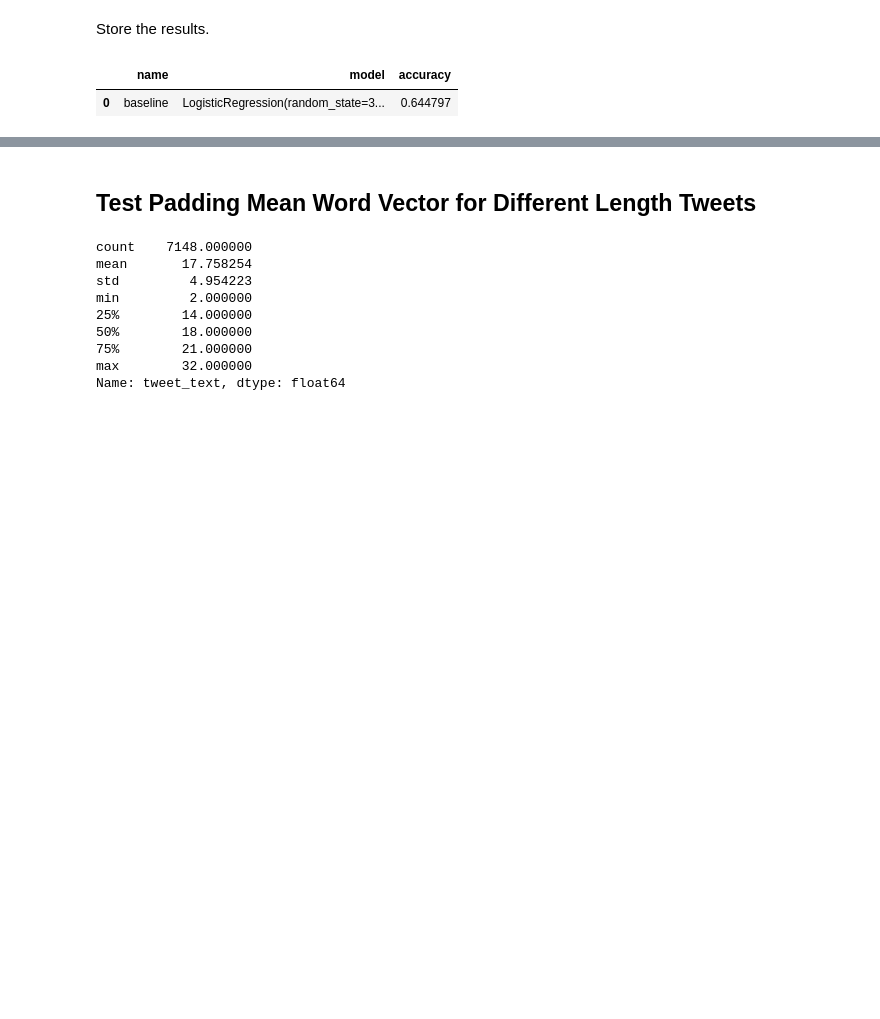
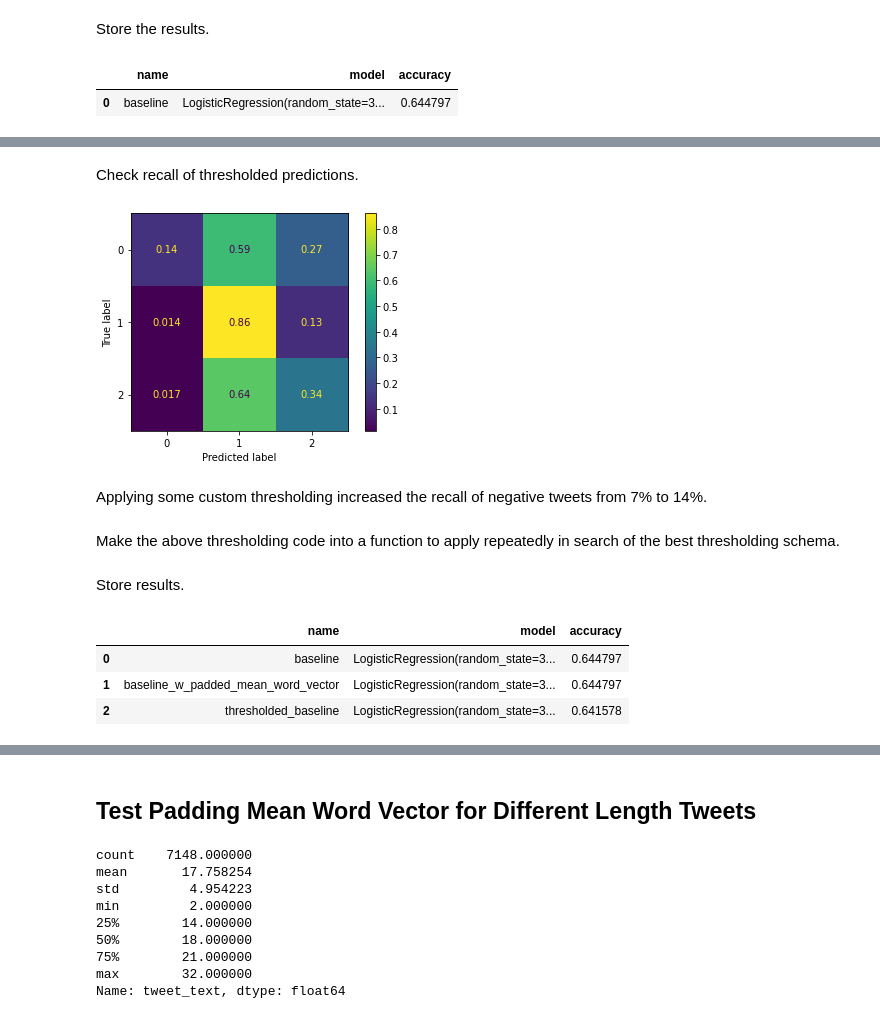
Before and after one commit to ran0027/twitter-sentiment-analysis, a Jupyter notebook: notebook.ipynb, the cells around one changed output, grey strips where cells are left out. Drawn from its saved outputs; the diff is of its cells as text; code cells hidden in the pictures; blank space fills up the shorter version.

```diff
--- a/notebook.ipynb
+++ b/notebook.ipynb
@@ -277,0 +355,33 @@ pd.DataFrame(model_eval)
+# %%
+import random
+
+thresholded_preds = []
+
+for probs in baseline.predict_proba(scaled_X_train[test_split]):
+    if probs[0] >= 0.3:
+        if (probs[1] <= 0.5) and (probs[2] <= 0.5):
+            thresholded_preds.append(0)
+        elif probs[1] > 0.5:
+            thresholded_preds.append(1)
+        else:
+            thresholded_preds.append(2)
+    else:
+        if probs[1] > probs[2]:
+            thresholded_preds.append(1)
+        elif probs[1] < probs[2]:
+            thresholded_preds.append(2)
+        else:
+            thresholded_preds.append(random.randint(1,2))
+# %% [markdown]
+Check recall of thresholded predictions.
+# %%
+ConfusionMatrixDisplay(confusion_matrix(y_train_preprocessed[test_split],
+                                        thresholded_preds,
+                                        normalize='true'
+                                       )).plot();
+# %% [output]
+[figure, added]
+# %% [markdown]
+Applying some custom thresholding increased the recall of negative tweets from 7% to 14%.
+# %% [markdown]
+Make the above thresholding code into a function to apply repeatedly in search of the best thresholding schema.
@@ -277,0 +421,14 @@ pd.DataFrame(model_eval)
+# %% [markdown]
+Store results.
+# %%
+from sklearn.metrics import accuracy_score
+
+model_eval['name'].append('thresholded_baseline')
+model_eval['model'].append(clone(baseline))
+model_eval['accuracy'].append(accuracy_score(y_train_preprocessed[test_split], thresholded_preds))
+pd.DataFrame(model_eval)
+# %% [output]
+|  | name | model | accuracy |
+| 0 | baseline | LogisticRegression(random_state=3... | 0.644797 |
+| 1 | baseline_w_padded_mean_word_vector | LogisticRegression(random_state=3... | 0.644797 |
+| 2 | thresholded_baseline | LogisticRegression(random_state=3... | 0.641578 |
```
Also changed, not shown: parts of 23 cells of this notebook.
